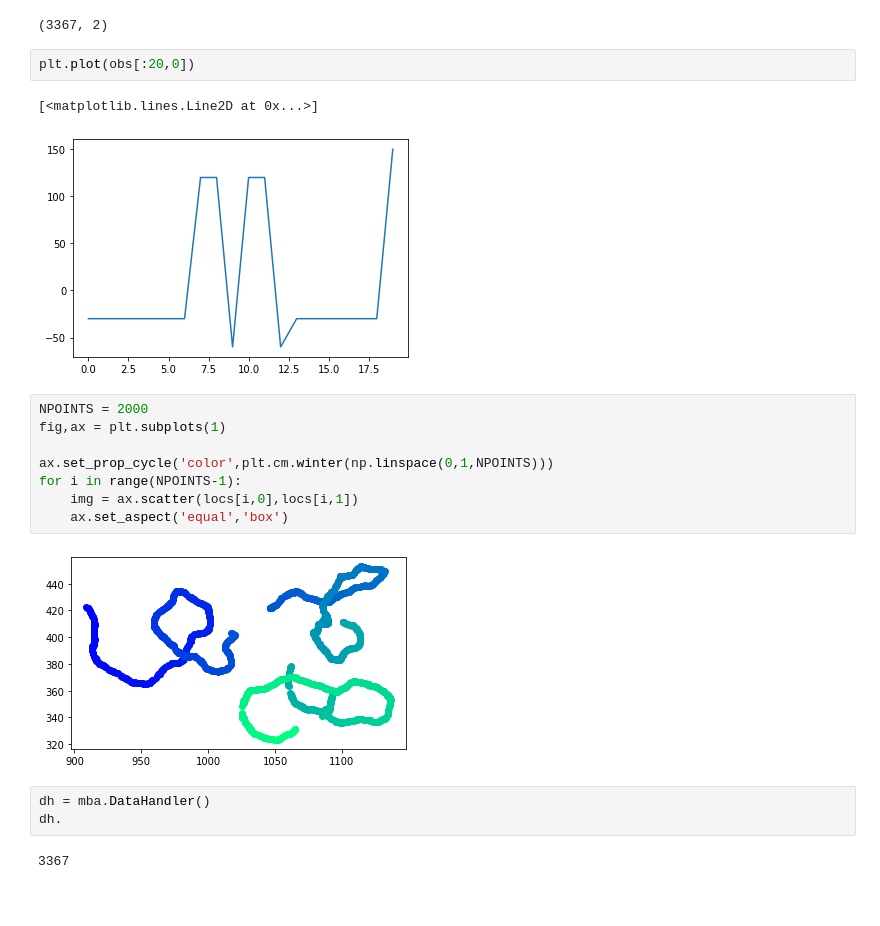
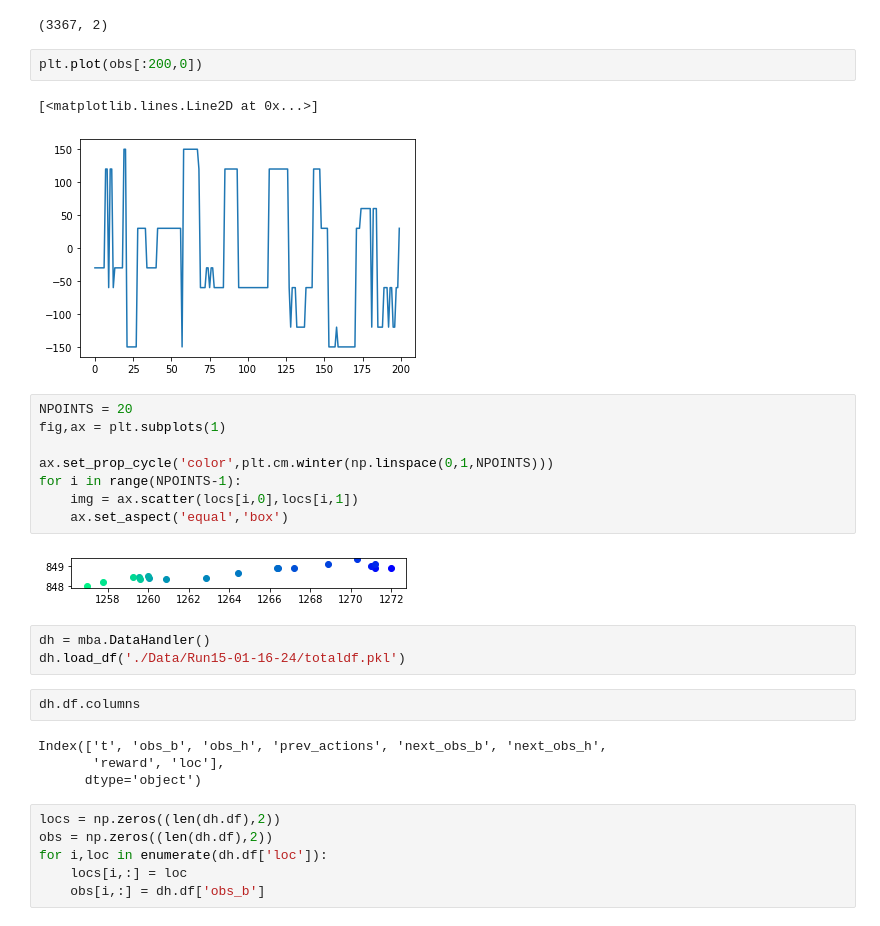
Before and after one commit to ccli3896/RLWorms, a Jupyter notebook: 01_13_reals/Looking.ipynb, the cells around one changed output. Cells and saved outputs as stored; diff of their text form; blank space fills up the shorter version.

```diff
--- a/01_13_reals/Looking.ipynb
+++ b/01_13_reals/Looking.ipynb
@@ -81,22 +81,32 @@ obs.shape
 # %% [output]
 (3367, 2)
 # %%
-plt.plot(obs[:20,0])
+plt.plot(obs[:200,0])
 # %% [output]
 [<matplotlib.lines.Line2D at 0x...>]
-[figure, old version]
+[figure, new version]
 # %%
-NPOINTS = 2000
+NPOINTS = 20
 fig,ax = plt.subplots(1)
 
 ax.set_prop_cycle('color',plt.cm.winter(np.linspace(0,1,NPOINTS)))
 for i in range(NPOINTS-1):
     img = ax.scatter(locs[i,0],locs[i,1])
     ax.set_aspect('equal','box')
 # %% [output]
-[figure, old version]
+[figure, new version]
 # %%
 dh = mba.DataHandler()
-dh.
+dh.load_df('./Data/Run15-01-16-24/totaldf.pkl')
-# %% [output]
-3367
+# %%
+dh.df.columns
+# %% [output]
+Index(['t', 'obs_b', 'obs_h', 'prev_actions', 'next_obs_b', 'next_obs_h',
+       'reward', 'loc'],
+      dtype='object')
+# %%
+locs = np.zeros((len(dh.df),2))
+obs = np.zeros((len(dh.df),2))
+for i,loc in enumerate(dh.df['loc']):
+    locs[i,:] = loc
+    obs[i,:] = dh.df['obs_b']
```
Also changed, not shown: parts of 1 cell of this notebook, 2 other files.
